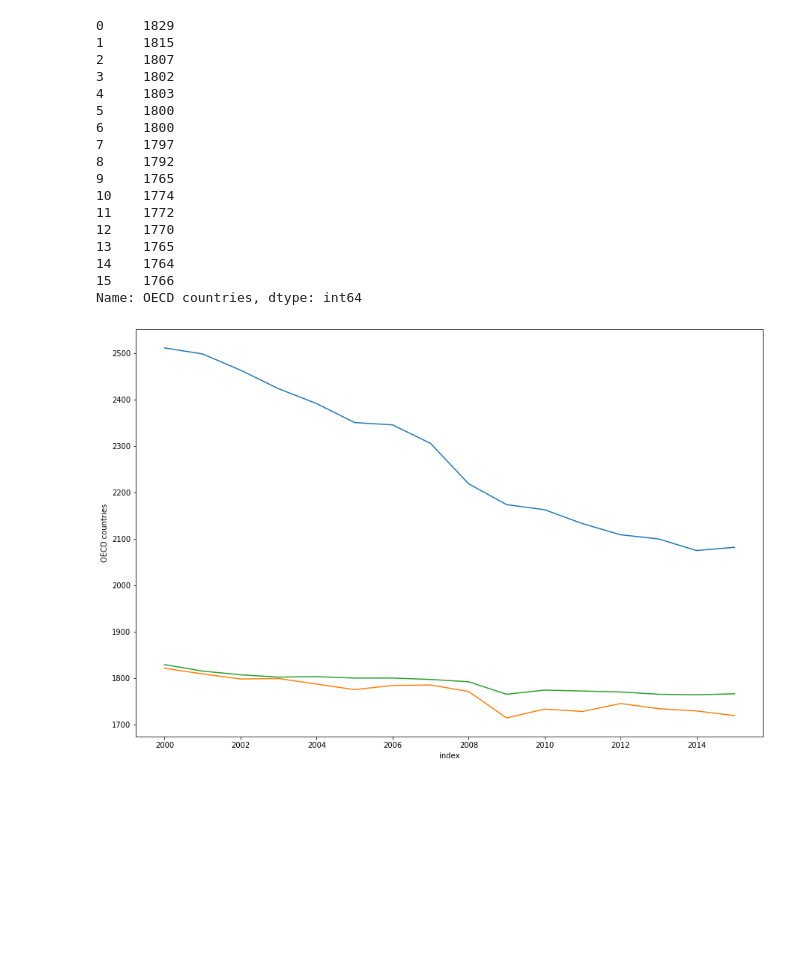
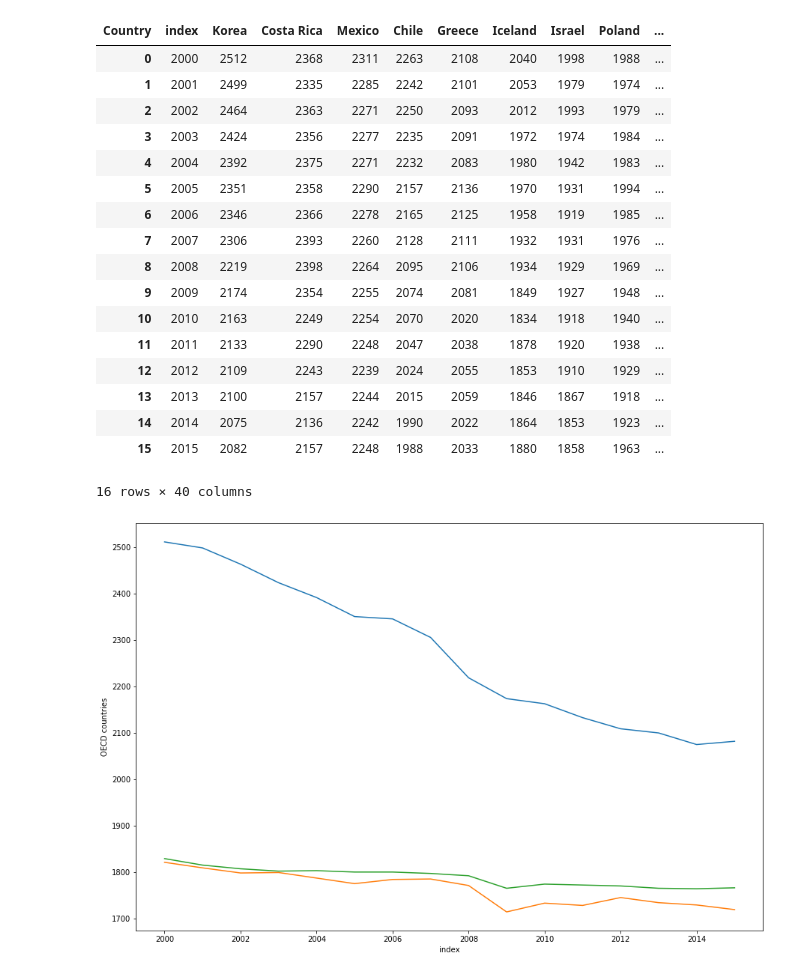
Before and after one commit to anadetsch/Suicides_1985-2016, a Jupyter notebook: notebooks/working_hours.ipynb, the cells around one changed output. Drawn from its saved outputs; the diff is of its cells as text; code cells hidden in the pictures; blank space fills up the shorter version.

```diff
--- a/notebooks/working_hours.ipynb
+++ b/notebooks/working_hours.ipynb
@@ -18,25 +18,26 @@ file = file.reset_index(drop=False)
 for columns in file.columns:
     file[columns] = pd.to_numeric(file[columns])
 # %%
-file["OECD countries"]
+file
 # %% [output]
+| Country | index | Korea | Costa Rica | Mexico | Chile | Greece | Iceland | Israel | Poland | ... |
+| 0 | 2000 | 2512 | 2368 | 2311 | 2263 | 2108 | 2040 | 1998 | 1988 | ... |
+| 1 | 2001 | 2499 | 2335 | 2285 | 2242 | 2101 | 2053 | 1979 | 1974 | ... |
+| 2 | 2002 | 2464 | 2363 | 2271 | 2250 | 2093 | 2012 | 1993 | 1979 | ... |
+| 3 | 2003 | 2424 | 2356 | 2277 | 2235 | 2091 | 1972 | 1974 | 1984 | ... |
+| 4 | 2004 | 2392 | 2375 | 2271 | 2232 | 2083 | 1980 | 1942 | 1983 | ... |
+| 5 | 2005 | 2351 | 2358 | 2290 | 2157 | 2136 | 1970 | 1931 | 1994 | ... |
+| 6 | 2006 | 2346 | 2366 | 2278 | 2165 | 2125 | 1958 | 1919 | 1985 | ... |
+| 7 | 2007 | 2306 | 2393 | 2260 | 2128 | 2111 | 1932 | 1931 | 1976 | ... |
+| 8 | 2008 | 2219 | 2398 | 2264 | 2095 | 2106 | 1934 | 1929 | 1969 | ... |
+| 9 | 2009 | 2174 | 2354 | 2255 | 2074 | 2081 | 1849 | 1927 | 1948 | ... |
+| 10 | 2010 | 2163 | 2249 | 2254 | 2070 | 2020 | 1834 | 1918 | 1940 | ... |
+| 11 | 2011 | 2133 | 2290 | 2248 | 2047 | 2038 | 1878 | 1920 | 1938 | ... |
+| 12 | 2012 | 2109 | 2243 | 2239 | 2024 | 2055 | 1853 | 1910 | 1929 | ... |
+| 13 | 2013 | 2100 | 2157 | 2244 | 2015 | 2059 | 1846 | 1867 | 1918 | ... |
+| 14 | 2014 | 2075 | 2136 | 2242 | 1990 | 2022 | 1864 | 1853 | 1923 | ... |
+| 15 | 2015 | 2082 | 2157 | 2248 | 1988 | 2033 | 1880 | 1858 | 1963 | ... |
-0     1829
-1     1815
-2     1807
-3     1802
-4     1803
-5     1800
-6     1800
-7     1797
-8     1792
-9     1765
-10    1774
-11    1772
-12    1770
-13    1765
-14    1764
-15    1766
-Name: OECD countries, dtype: int64
+16 rows × 40 columns
 # %%
 fig, ax = plt.subplots(figsize=(15,10))
 ax = sns.lineplot(data=file, x="index", y="Korea", ax=ax)
```
Also changed, not shown: 3 other files.
